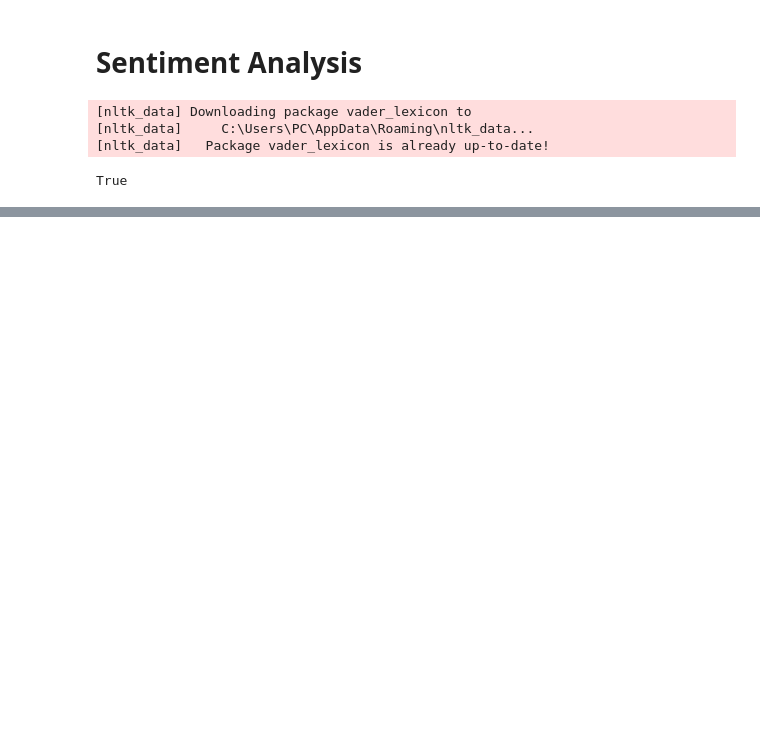
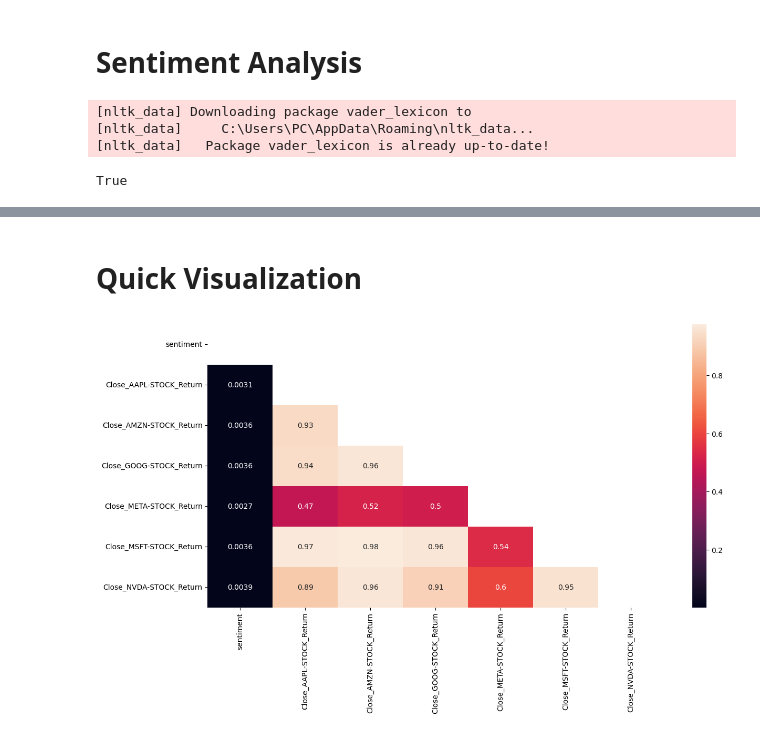
Before and after one commit to Aryam-21/Financial-News-and-Stock-Price-Analysis, a Jupyter notebook: notebooks/stock_analysis.ipynb, the cells around one changed output, grey strips where cells are left out. Cells and saved outputs as stored; diff of their text form; code cells hidden in the pictures; blank space fills up the shorter version.

Commit message:
Calculate Daily Stock Returns and check correlation analysis between Sentiment and Returns

```diff
--- a/notebooks/stock_analysis.ipynb
+++ b/notebooks/stock_analysis.ipynb
@@ -65,4 +63,5 @@ stock_cols = ['Close_AAPL-STOCK','Close_AMZN-STOCK','Close_GOOG-STOCK',
 
 # Keep only rows where at least one stock has data
 mearged = merged.dropna(subset=stock_cols, how='all')
-mearged
+for col in stock_cols:
+    merged[col] = merged[col].fillna(mearged[col].mean())
@@ -113,0 +101,4 @@ merged.head(10)
+# %%
+for col in stock_cols:
+    merged[f'{col}_Return'] = merged[col].pct_change()
+merged.head()
@@ -113,0 +114,4 @@ merged.head(10)
+# %%
+return_col = [f'{col}_Return' for col in stock_cols]
+correlation = merged[['sentiment'] + return_col].corr()
+correlation
@@ -113,0 +127,6 @@ merged.head(10)
+# %% [markdown]
+# Quick Visualization
+# %%
+correlation_map(correlation)
+# %% [output]
+[figure, added]
```
Also changed, not shown: parts of 6 cells of this notebook, 1 other file.
